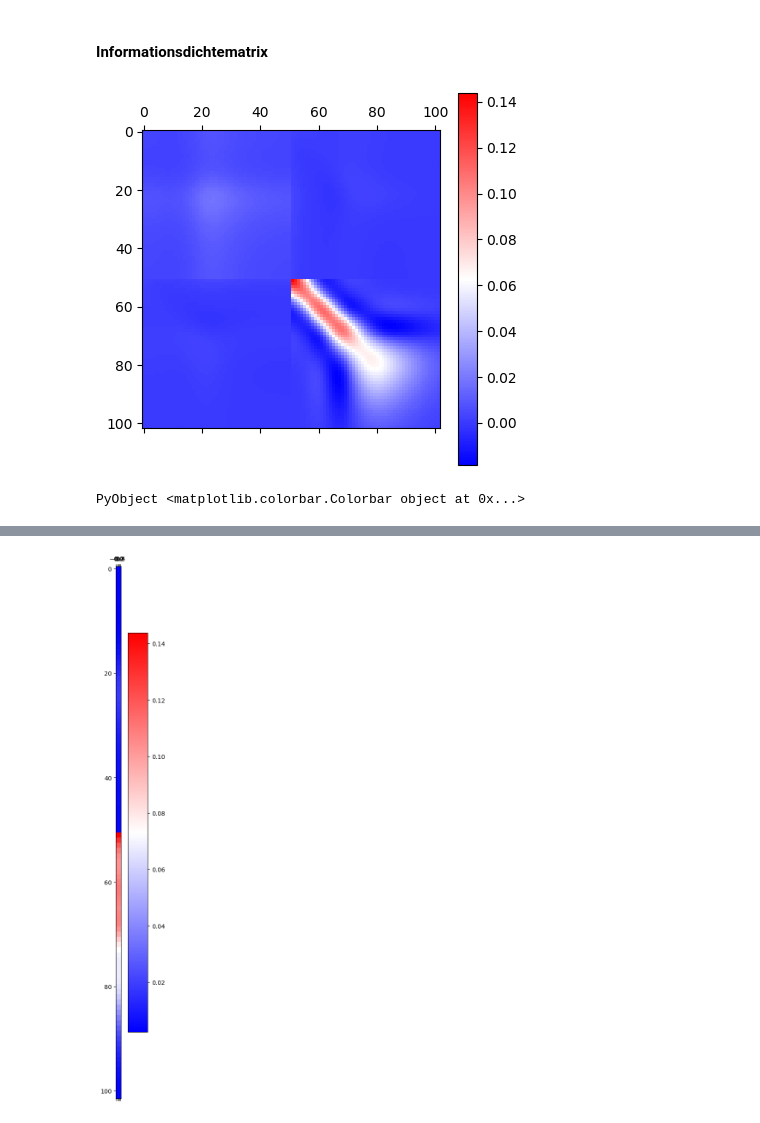
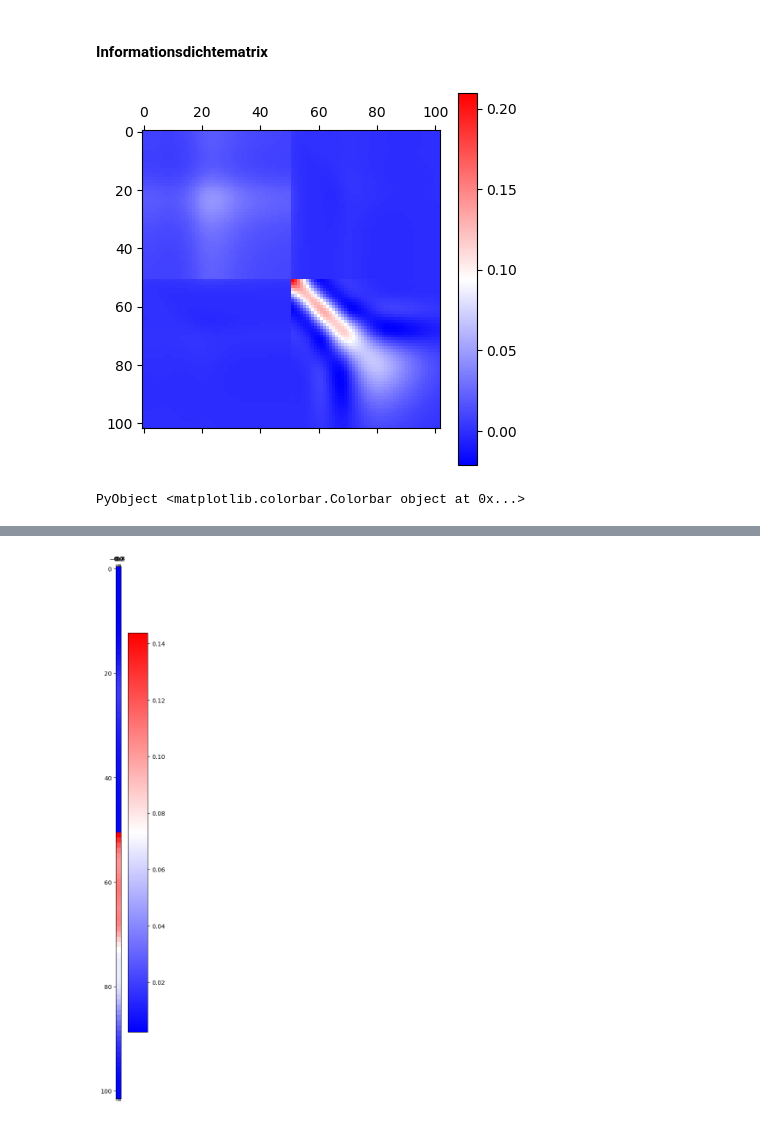
Before and after one commit to loresmith/InverseGeophysik, a Jupyter notebook: MT1D_Test3.ipynb, the cells around one changed output, grey strips where cells are left out. Saved outputs shown, nothing was run; the diff lists cells and outputs as text; code cells hidden in the pictures.

```diff
--- a/MT1D_Test3.ipynb
+++ b/MT1D_Test3.ipynb
@@ -857,7 +866,7 @@ end
 
 lambdaVector = 10 .^ range(0, 4, step=0.1)
 l = length(lambdaVector)
-n = 12
+n = 20
 
 #deltamodel = zeros(n)
 deltamodel = zeros(length(rp))
@@ -1096,13 +1135,12 @@ PyObject <matplotlib.colorbar.Colorbar object at 0x...>
 #### Informationsdichtematrix
 # %%
 lambda = lambda_opt  # 10, 1, 0.1
-STS = transpose(Sens[:,1:51]) * Sens[:,1:51]
-CTC = transpose(C[:,1:51]) * C[:,1:51]
-RD = Sens[:,1:51] * inv(STS + CTC .* lambda^2) * transpose(Sens[:,1:51])
+STS = transpose(Sens) * Sens
+CTC = transpose(C) * C
+RD = Sens * inv(STS + CTC .* lambda^2) * transpose(Sens)
 matshow(transpose(RD))
-#clim(-1, 1)
 set_cmap("bwr")
 colorbar()
 # %% [output]
-[figure, old version]
+[figure, new version]
 PyObject <matplotlib.colorbar.Colorbar object at 0x...>
```
Also changed, not shown: parts of 18 cells of this notebook.
